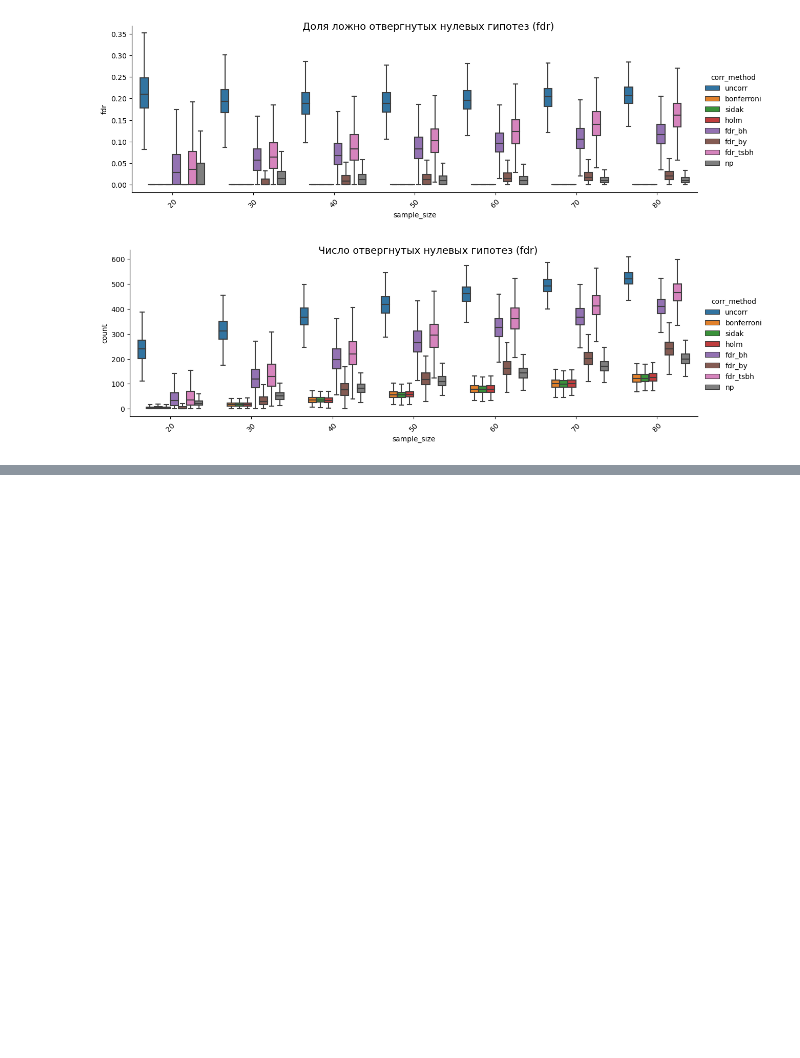
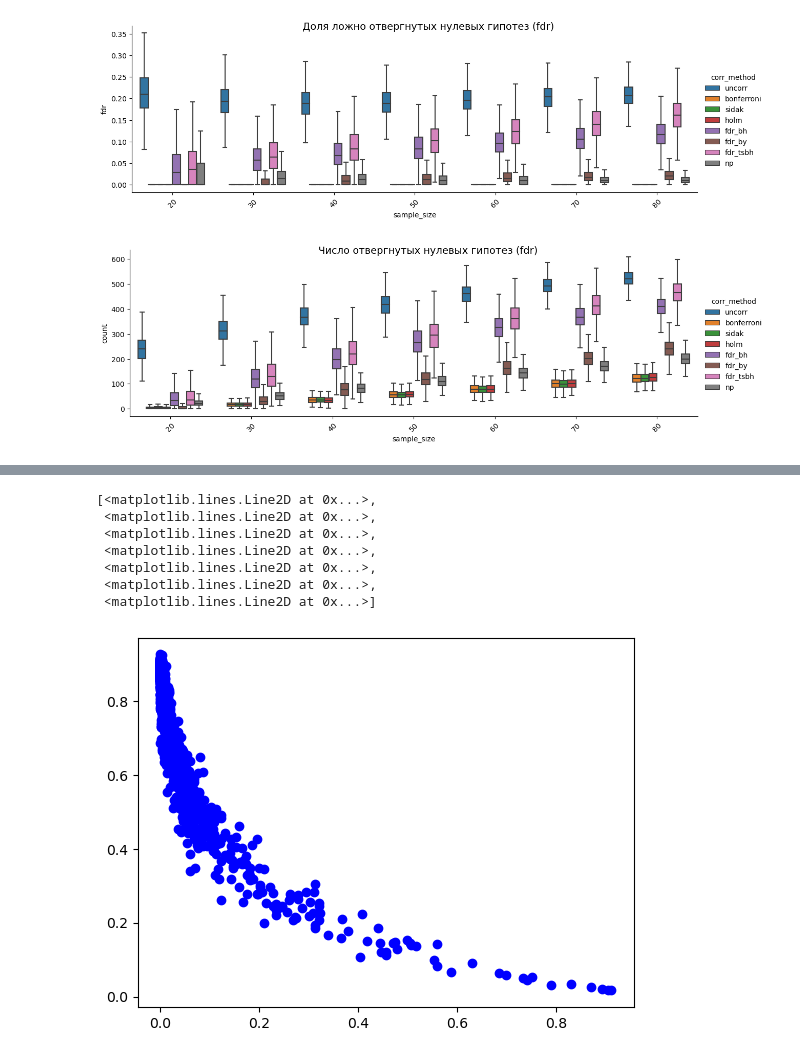
Before and after one commit to iknyazeva/EEGAnalysis, a Jupyter notebook: notebooks/NonParametric.ipynb, the cells around one changed output, grey strips where cells are left out. Saved outputs shown, nothing was run; the diff lists cells and outputs as text; code cells hidden in the pictures; blank space fills up the shorter version.

```diff
--- a/notebooks/NonParametric.ipynb
+++ b/notebooks/NonParametric.ipynb
@@ -128,0 +198,12 @@ g.fig.suptitle('Число отвергнутых нулевых гипотез
+# %%
+plt.plot((res_dict['p_vals_arr']<=0.05).mean(axis=0),
+res_dict['p_vals_arr'].mean(axis=0), 'bo')
+# %% [output]
+[<matplotlib.lines.Line2D at 0x...>,
+ <matplotlib.lines.Line2D at 0x...>,
+ <matplotlib.lines.Line2D at 0x...>,
+ <matplotlib.lines.Line2D at 0x...>,
+ <matplotlib.lines.Line2D at 0x...>,
+ <matplotlib.lines.Line2D at 0x...>,
+ <matplotlib.lines.Line2D at 0x...>]
+[figure, added]
```
Also changed, not shown: parts of 16 cells of this notebook, 5 other files.
